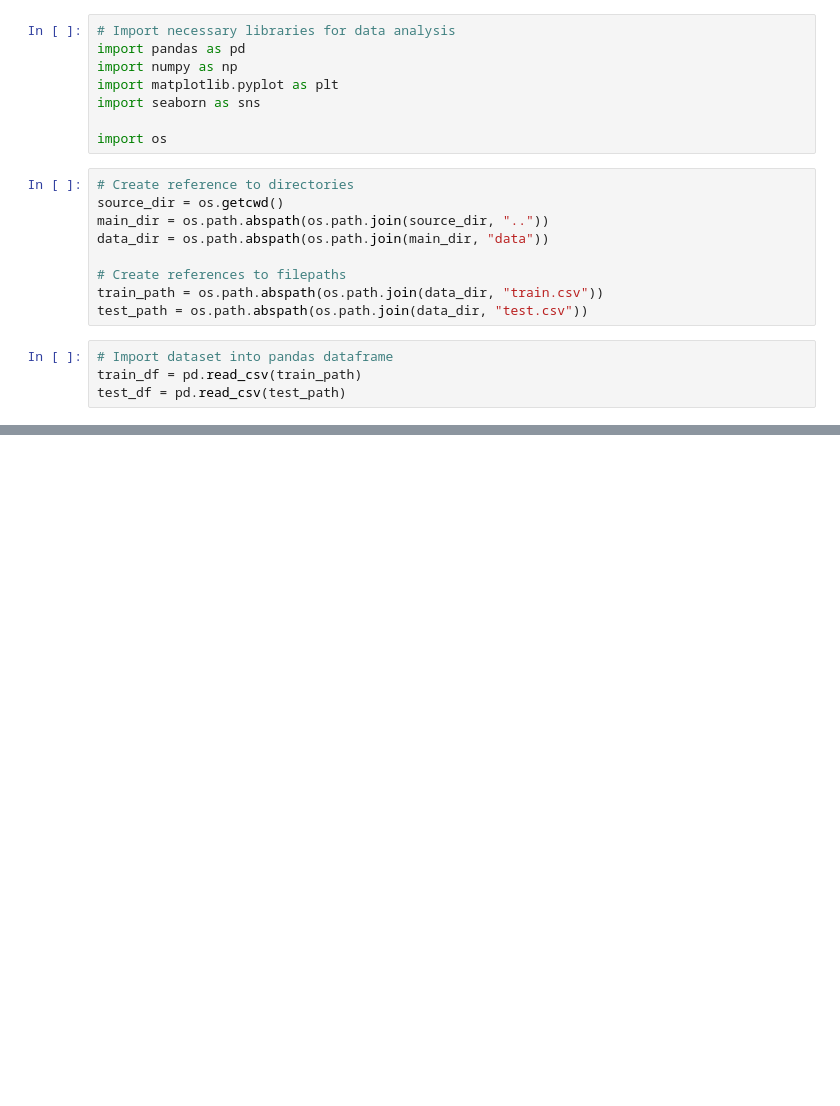
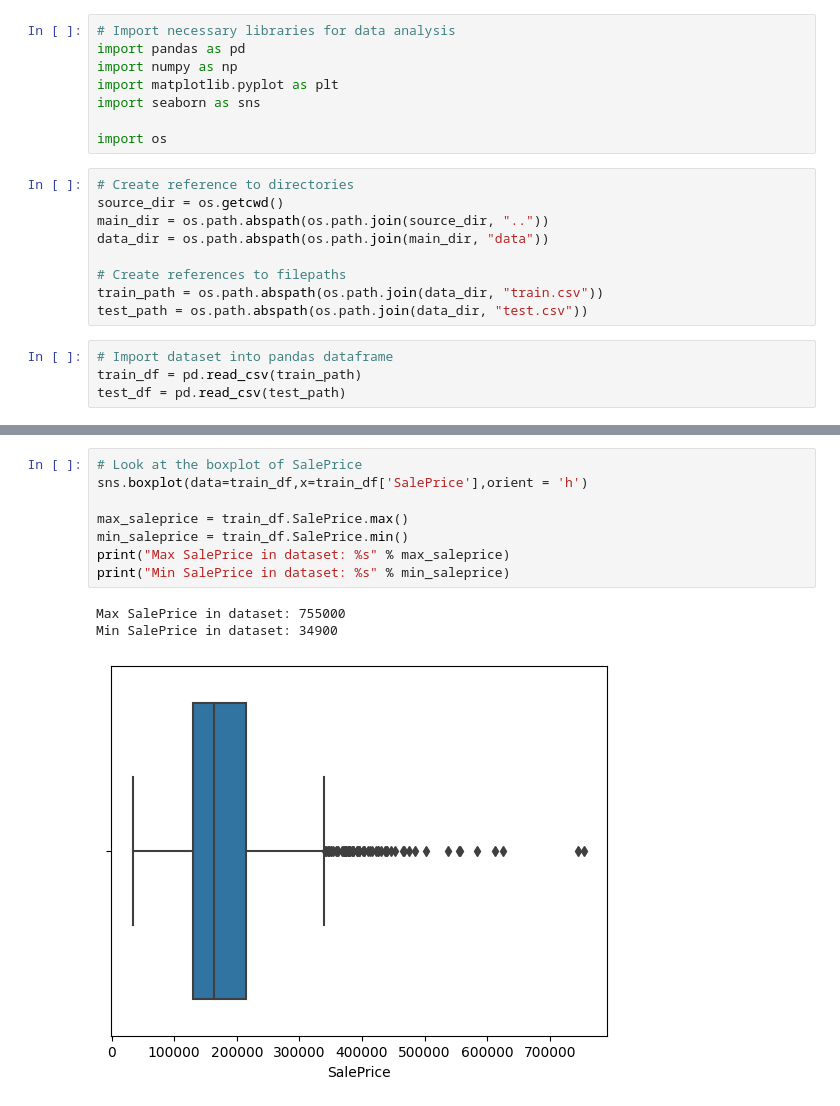
Before and after one commit to jsninoladino/housing_prices, a Jupyter notebook: source/source.ipynb, the cells around one changed output, grey strips where cells are left out. Drawn from its saved outputs; the diff is of its cells as text; blank space fills up the shorter version.

Commit message:
basic analysis of dataset

```diff
--- a/source/source.ipynb
+++ b/source/source.ipynb
@@ -32,0 +85,12 @@ train_df.head()
+# %%
+# Look at the boxplot of SalePrice
+sns.boxplot(data=train_df,x=train_df['SalePrice'],orient = 'h')
+
+max_saleprice = train_df.SalePrice.max()
+min_saleprice = train_df.SalePrice.min()
+print("Max SalePrice in dataset: %s" % max_saleprice)
+print("Min SalePrice in dataset: %s" % min_saleprice)
+# %% [output]
+Max SalePrice in dataset: 755000
+Min SalePrice in dataset: 34900
+[figure, added]
```
Also changed, not shown: parts of 8 cells of this notebook, 1 other file.
